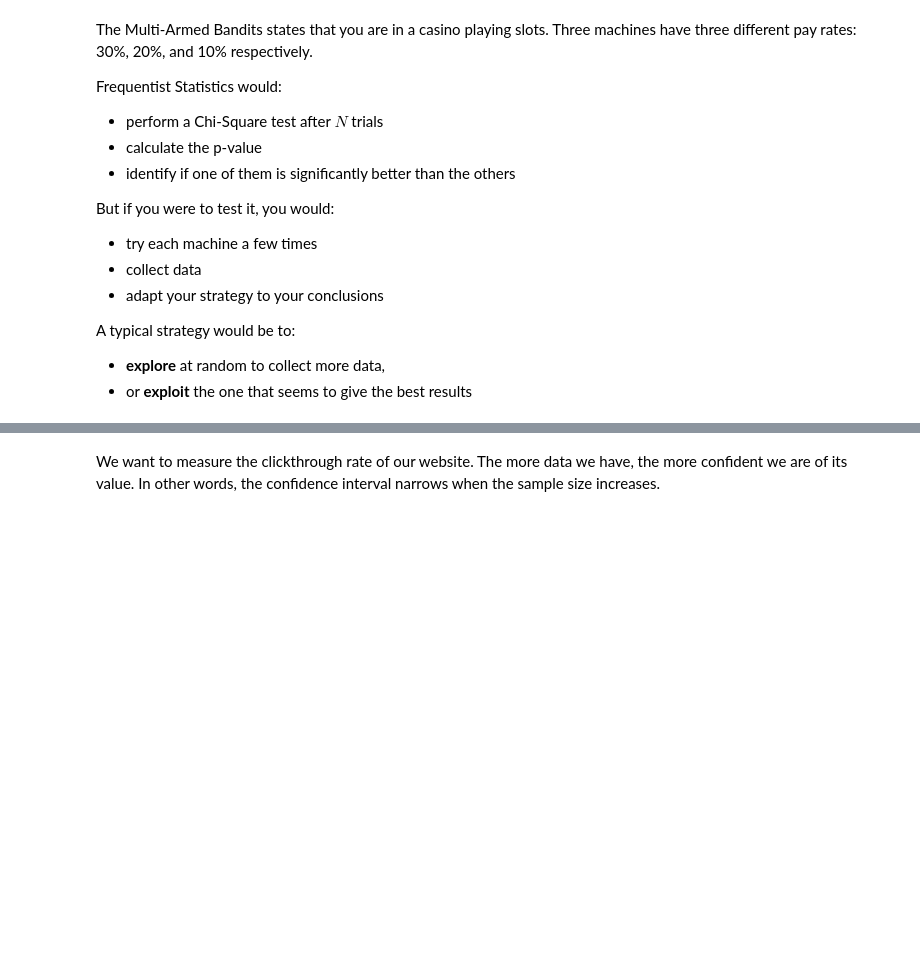
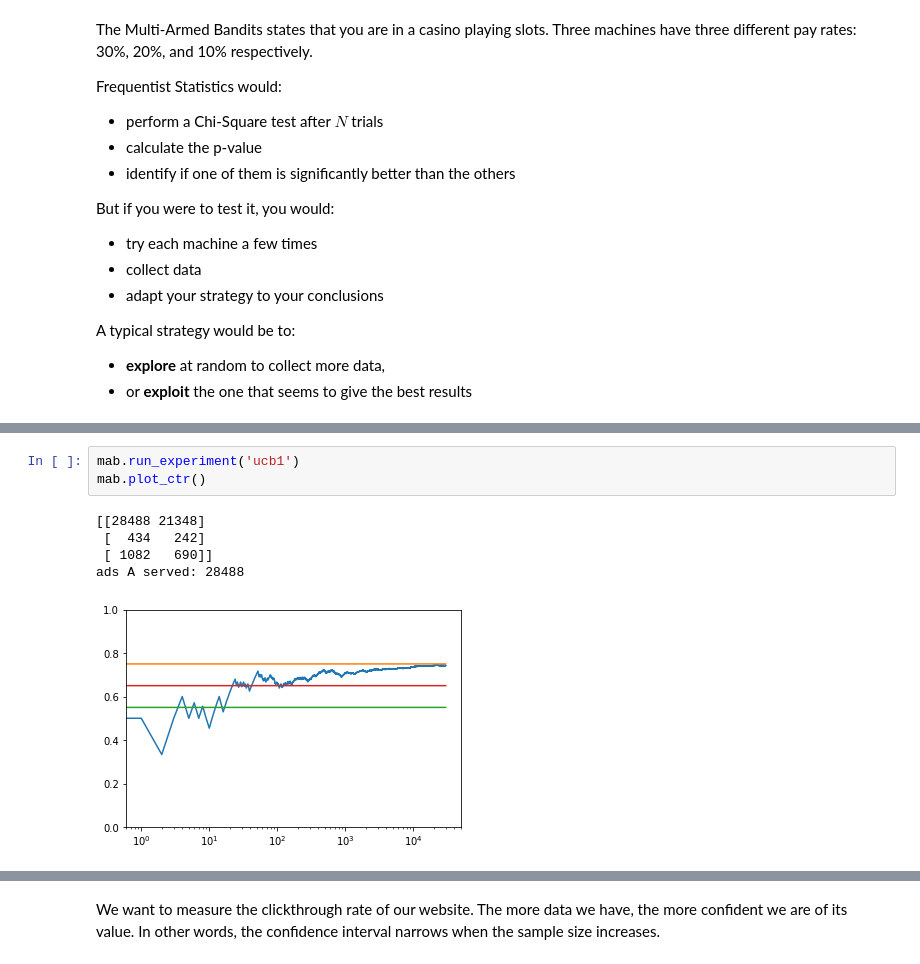
Before and after one commit to sebastienplat/sebastienplat.github.io, a Jupyter notebook: content_resources/notebooks/Bayesian AB Testing.ipynb, the cells around one changed output, grey strips where cells are left out. Cells and saved outputs as stored; diff of their text form; blank space fills up the shorter version.

```diff
--- a/content_resources/notebooks/Bayesian AB Testing.ipynb
+++ b/content_resources/notebooks/Bayesian AB Testing.ipynb
@@ -266,0 +595,9 @@ A typical strategy would be to:
+# %%
+mab.run_experiment('ucb1')
+mab.plot_ctr()
+# %% [output]
+[[28488 21348]
+ [  434   242]
+ [ 1082   690]]
+ads A served: 28488
+[figure, added]
```
Also changed, not shown: parts of 25 cells of this notebook.
